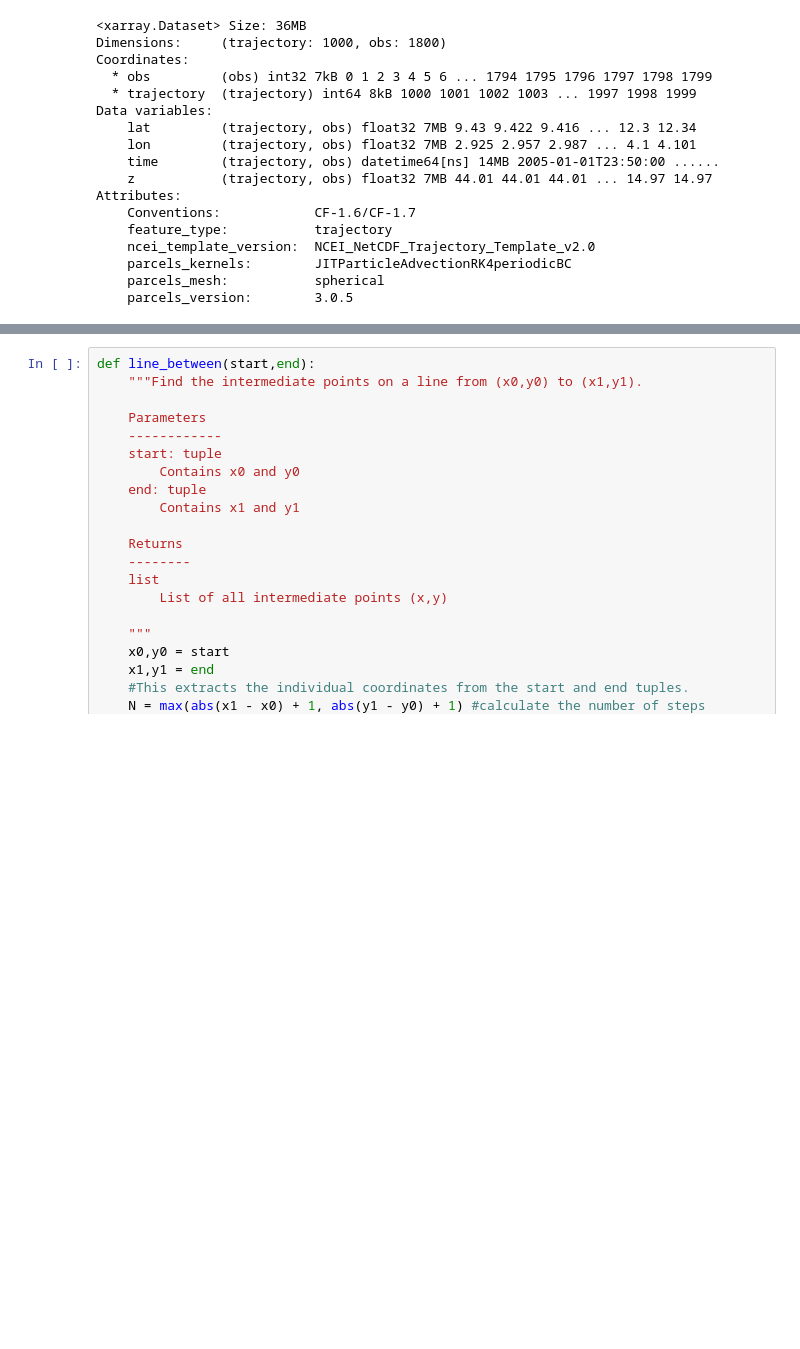
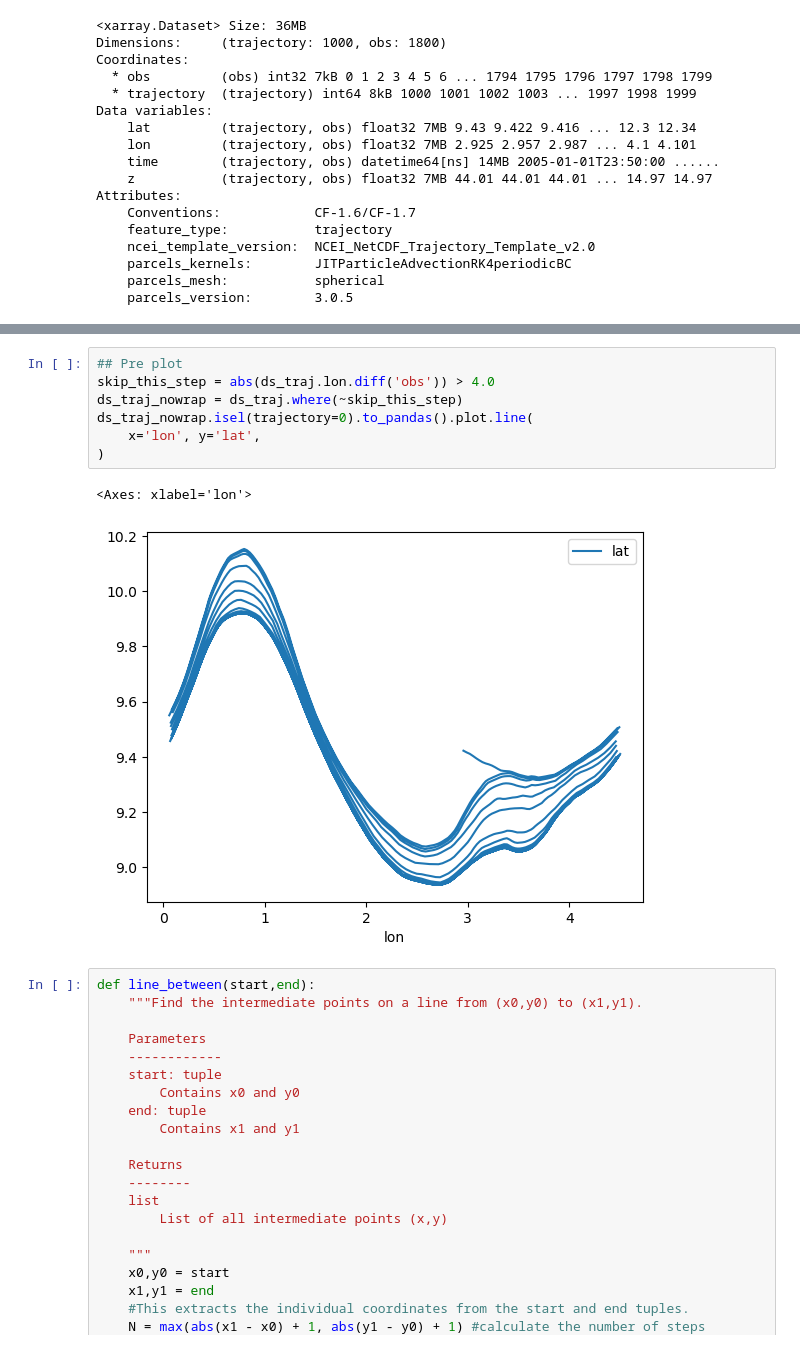
Before and after one commit to danliba/FESOMparcels_first, a Jupyter notebook: notebooks/3D_interp_FESOM.ipynb, the cells around one changed output, grey strips where cells are left out. Cells and saved outputs as stored; diff of their text form; blank space fills up the shorter version.

```diff
--- a/notebooks/3D_interp_FESOM.ipynb
+++ b/notebooks/3D_interp_FESOM.ipynb
@@ -392,3 +398,13 @@ Attributes:
+# %%
+## Pre plot
+skip_this_step = abs(ds_traj.lon.diff('obs')) > 4.0
+ds_traj_nowrap = ds_traj.where(~skip_this_step)
+ds_traj_nowrap.isel(trajectory=0).to_pandas().plot.line(
+    x='lon', y='lat',
+)
+# %% [output]
+<Axes: xlabel='lon'>
+[figure, added]
 # %%
 def line_between(start,end):
     """Find the intermediate points on a line from (x0,y0) to (x1,y1).
```
Also changed, not shown: parts of 2 cells of this notebook.
